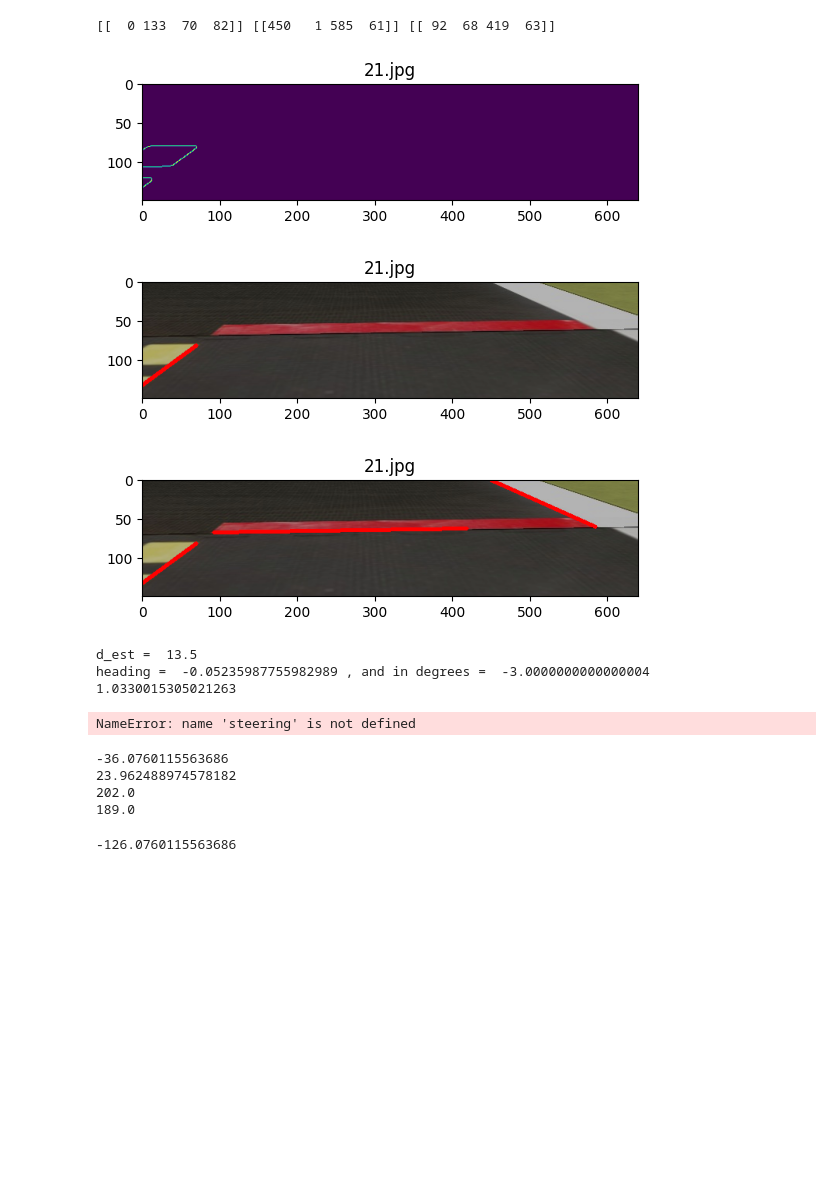
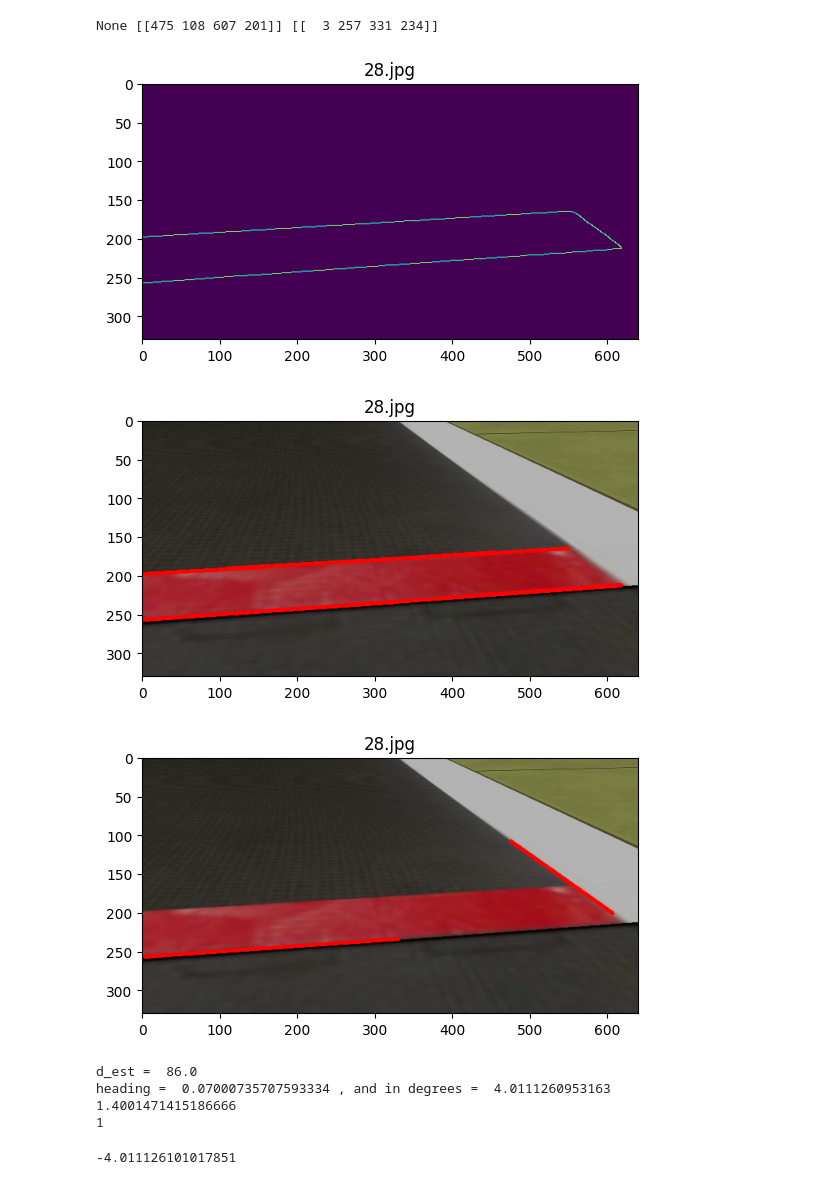
Before and after one commit to adrshsrvstv/CS4278-5478-Project-Materials, a Jupyter notebook: Lane Pose Estimation.ipynb, the cells around one changed output. Cells and saved outputs as stored; diff of their text form; code cells hidden in the pictures; blank space fills up the shorter version.

Commit message:
filtering and state changes

```diff
--- a/Lane Pose Estimation.ipynb
+++ b/Lane Pose Estimation.ipynb
@@ -28,6 +30,17 @@ midpoint_initial = np.asarray([320, 330])
 
 origin = np.asarray([0, 0])
 
+class Mode(str, Enum):
+    LOOKDOWN = "lookdown"
+    LOOKAHEAD = "lookahead"
+    INITIAL = "initial"
+
+class State(Enum):
+    INITIALIZING = 1
+    IN_LANE = 2
+    IN_LANE_USING_RED = 3
+    TURNING = 4
+    CROSSING_INTERSECTION = 5
 
 
 def show(img):
@@ -99,9 +112,16 @@ def get_edges(hsv_img, color="yellow", blur=True):
     return edges
 
 
-def preprocess(img):
+def preprocess(img, mode):
     hsv_image = cv2.cvtColor(img, cv2.COLOR_BGR2HSV)
-    return crop_looking_down(hsv_image), crop_looking_ahead(hsv_image), crop_for_initialization(hsv_image)
+    if mode == Mode.LOOKDOWN:
+        return crop_looking_down(hsv_image)
+    elif mode == Mode.LOOKAHEAD:
+        return crop_looking_ahead(hsv_image)
+    elif mode == Mode.INITIAL:
+        return crop_for_initialization(hsv_image)
+    else:
+        raise ValueError("Invalid Mode.")
 # %%
 def get_lines_in_image(edges):
     lines = cv2.HoughLinesP(edges, rho=1, theta=1 * np.pi / 180, threshold=35, minLineLength=75, maxLineGap=50)
@@ -255,6 +325,9 @@ def get_speed(steering):
 # %%
 path = "observations_test"
-title = "21.jpg"
+title = "28.jpg"
 img = cv2.imread(os.path.join(path, title))
 show(img)
+
+state = State.IN_LANE_USING_RED
+mode = get_mode_from_state(state)
 # %% [output]
@@ -262,51 +335,51 @@ show(img)
-# %%
-lookdown, lookahead, initial = preprocess(img)
-image = lookdown
-mode = "lookdown"
-state = "in_lane" # "initializing"  "in_lane"
 # %%
-yellow, white, red = get_lane_lines(image, mode)
+image, yellow, white, red = get_lane_lines(img, mode)
 print(yellow, white, red)
 
-edges = get_edges(image, color="yellow", blur=True)
+edges = get_edges(image, color="red", blur=True)
 lines = get_lines_in_image(edges)
 
 show(edges)
 show_lines_on_image(image, lines)
 
 show_lines_on_image(image, [yellow, white, red])
 # %% [output]
-[[  0 133  70  82]] [[450   1 585  61]] [[ 92  68 419  63]]
+None [[475 108 607 201]] [[  3 257 331 234]]
-[figure, old version]
+[figure, new version]
-[figure, old version]
+[figure, new version]
-[figure, old version]
+[figure, new version]
 # %%
 d_est = get_d_est(yellow, white, mode)
 print("d_est = ", d_est)
-heading = get_heading(yellow, white)
+
+heading = get_heading_from_red_line(red) #get_heading(yellow, white)
 print("heading = ", heading, ", and in degrees = ", np.degrees(heading))
 
-print(get_steering(heading, d_est, state))
+steering = get_steering(heading, 0, state)
+
+print(steering)
 print(get_speed(steering))
 # %% [output]
-d_est =  13.5
-heading =  -0.05235987755982989 , and in degrees =  -3.0000000000000004
-1.0330015305021263
+d_est =  86.0
+heading =  0.07000735707593334 , and in degrees =  4.0111260953163
+1.4001471415186666
+1
-NameError: name 'steering' is not defined
+# %%
+np.degrees(np.arctan(slope(red)))
+# %% [output]
+-4.011126101017851
 # %%
 print(np.degrees(np.arctan(slope(yellow))))
 print(np.degrees(np.arctan(slope(white))))
+
+# print(np.degrees(np.arctan(slope(red))))
+# print(np.degrees(np.arctan((-1/slope(red)))))
 
 print(get_distance_from_line(yellow, mode))
 print(get_distance_from_line(white, mode))
 
 #(get_distance_from_line(yellow, mode) - get_distance_from_line(white, mode))/2
-np.degrees(np.arctan(slope(yellow))) - 90 + DEGREES_OFFSET
+#np.degrees(np.arctan(slope(yellow))) - 90 + DEGREES_OFFSET
 #get_distance_from_line(yellow, mode) - one_side_distance_offset(mode)
+get_heading_from_red_line(red)
-# %% [output]
--36.0760115563686
-23.962488974578182
-202.0
-189.0
--126.0760115563686
 # %%
```
Also changed, not shown: parts of 11 cells of this notebook, 3 other files.
